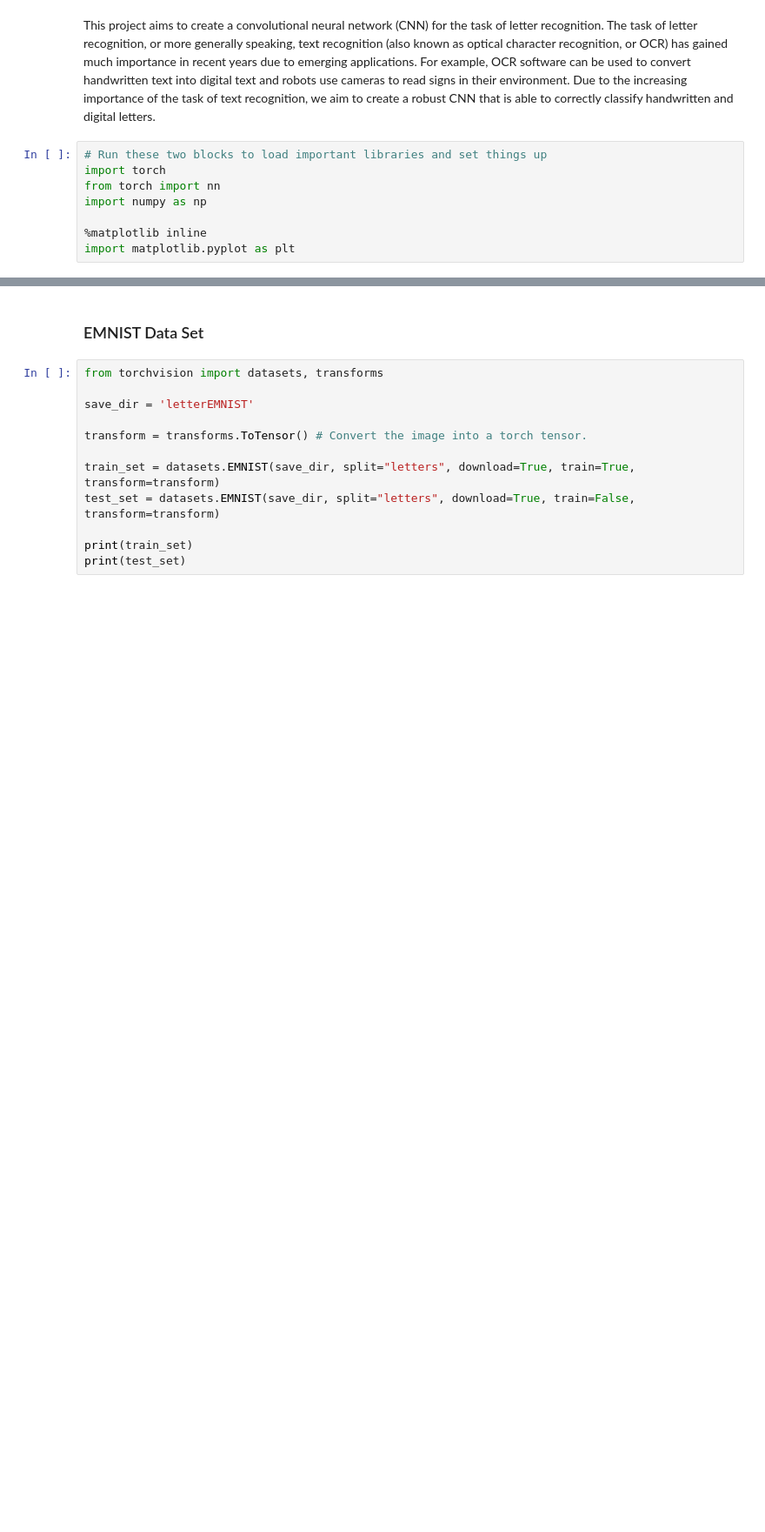
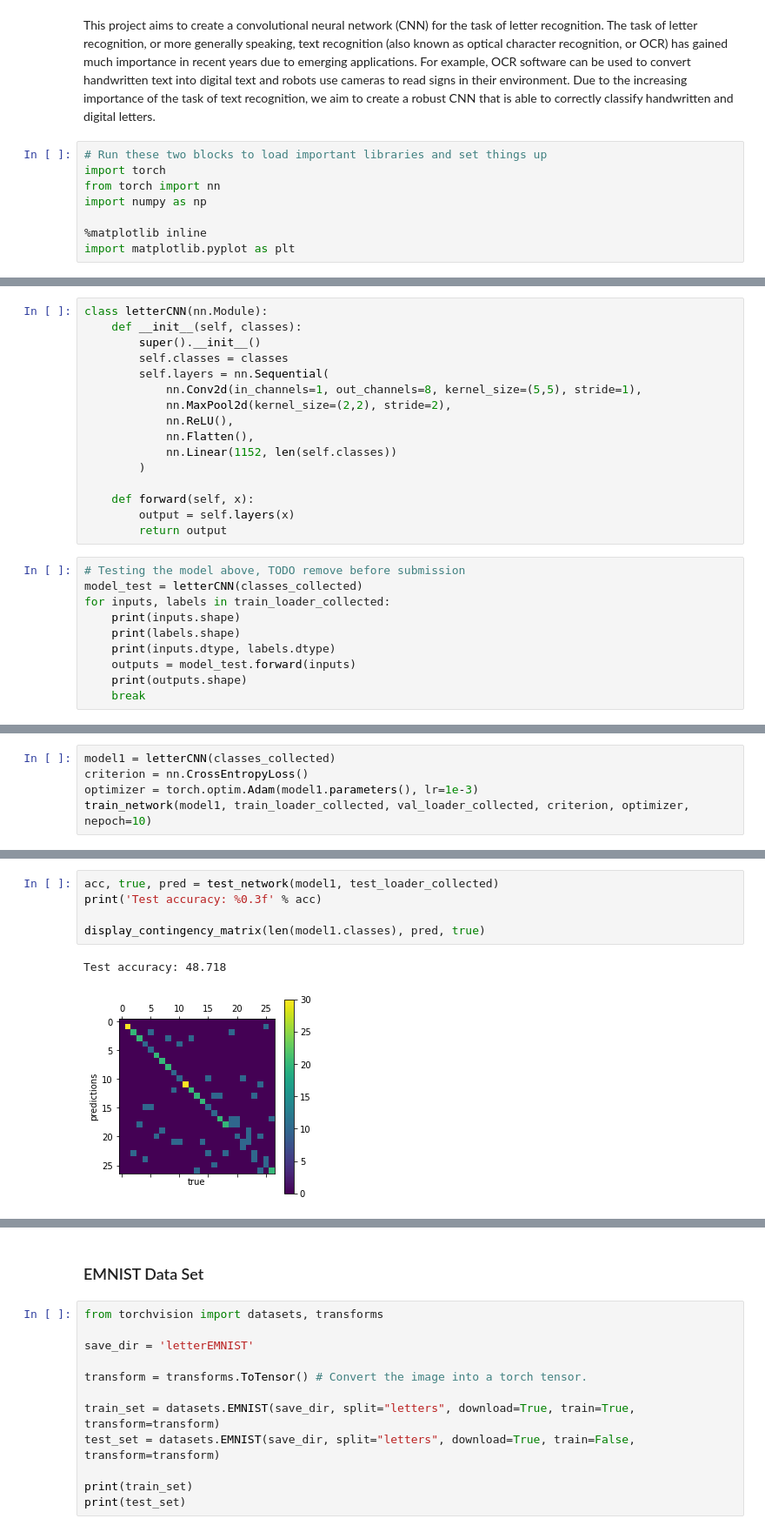
Before and after one commit to msuv08/cnn-handwritten-letter-recognition, a Jupyter notebook: letter_recognition.ipynb, the cells around one changed output, grey strips where cells are left out. Shown at 87% size. Saved outputs shown, nothing was run; the diff lists cells and outputs as text; blank space fills up the shorter version.

```diff
--- a/letter_recognition.ipynb
+++ b/letter_recognition.ipynb
@@ -18,0 +104,26 @@ import matplotlib.pyplot as plt
+# %%
+class letterCNN(nn.Module):
+    def __init__(self, classes):
+        super().__init__()
+        self.classes = classes
+        self.layers = nn.Sequential(
+            nn.Conv2d(in_channels=1, out_channels=8, kernel_size=(5,5), stride=1),
+            nn.MaxPool2d(kernel_size=(2,2), stride=2),
+            nn.ReLU(),
+            nn.Flatten(),
+            nn.Linear(1152, len(self.classes))
+        )
+
+    def forward(self, x):
+        output = self.layers(x)
+        return output
+# %%
+# Testing the model above, TODO remove before submission
+model_test = letterCNN(classes_collected)
+for inputs, labels in train_loader_collected:
+    print(inputs.shape)
+    print(labels.shape)
+    print(inputs.dtype, labels.dtype)
+    outputs = model_test.forward(inputs)
+    print(outputs.shape)
+    break
@@ -18,0 +198,5 @@ import matplotlib.pyplot as plt
+# %%
+model1 = letterCNN(classes_collected)
+criterion = nn.CrossEntropyLoss()
+optimizer = torch.optim.Adam(model1.parameters(), lr=1e-3)
+train_network(model1, train_loader_collected, val_loader_collected, criterion, optimizer, nepoch=10)
@@ -18,0 +221,8 @@ import matplotlib.pyplot as plt
+# %%
+acc, true, pred = test_network(model1, test_loader_collected)
+print('Test accuracy: %0.3f' % acc)
+
+display_contingency_matrix(len(model1.classes), pred, true)
+# %% [output]
+Test accuracy: 48.718
+[figure, added]
```
Also changed, not shown: parts of 28 cells of this notebook, 1 other file.
